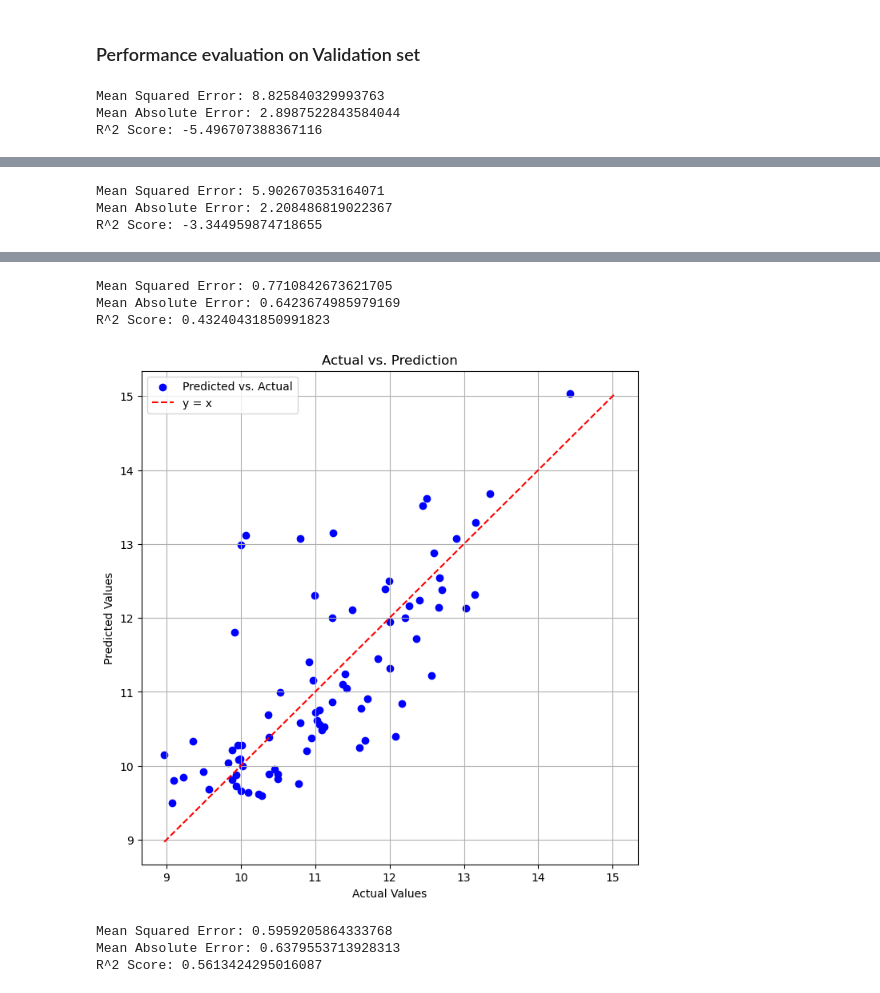
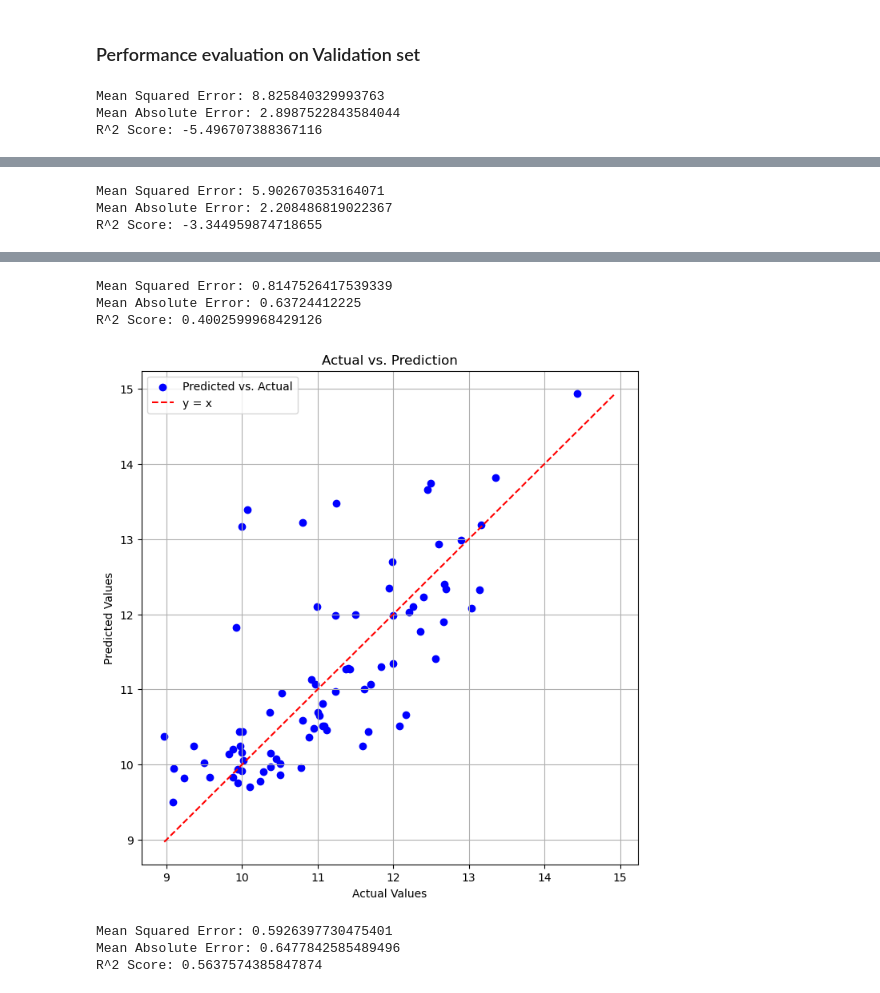
Before and after one commit to SamdGuizani/NIR-Chemometrics-Challenge-2022, a Jupyter notebook: NIR Challenge.ipynb, the cells around one changed output, grey strips where cells are left out. Drawn from its saved outputs; the diff is of its cells as text; code cells hidden in the pictures.

```diff
--- a/NIR Challenge.ipynb
+++ b/NIR Challenge.ipynb
@@ -313,7 +313,7 @@ grid_search_cv = 5
 grid_search_scoring = 'neg_mean_squared_error'
 
 # Initialize the Regressor object
-PLSqu_regressor = Regressor(model=model,
+PLSqua_regressor = Regressor(model=model,
                              X_train=train_X_preprocess,
                              y_train=train_Y,
                              X_test=test_X_preprocess,
@@ -324,9 +324,9 @@ PLSqu_regressor = Regressor(model=model,
                              grid_search_scoring=grid_search_scoring)
 
 # Print the regression model details and evaluation
-print(PLSqu_regressor)
+print(PLSqua_regressor)
 
-plot_actual_vs_prediction(PLSqu_regressor.y_test, PLSqu_regressor.y_test_predicted, title='PLS - Test set - Actual vs. Prediction')
+plot_actual_vs_prediction(PLSqua_regressor.y_test, PLSqua_regressor.y_test_predicted, title='PLS - Test set - Actual vs. Prediction')
 # %% [output]
 Fitted model: PLSRegression(n_components=3)
 
@@ -388,13 +388,13 @@ R² Score: 0.9765855052527883
 model = RandomForestRegressor()
 
 # Define grid search parameters
-do_grid_search = True
+do_grid_search = False
 grid_search_param = [{
-    'n_estimators': [50, 100, 200],
+    'n_estimators': [50, 100],
     'max_features': ['sqrt', 'log2'],
-    'max_depth': [None, 10, 20],
-    'min_samples_split': [2, 5, 10],
-    'min_samples_leaf': [1, 2, 4]}]
+    'max_depth': [10, 20],
+    'min_samples_split': [3, 5, 7],
+    'min_samples_leaf': [1, 2]}]
 grid_search_cv = 5
 grid_search_scoring = 'neg_mean_squared_error'
 
@@ -431,14 +431,14 @@ R² Score: 0.8999865808631256
 model = GradientBoostingRegressor()
 
 # Define grid search parameters
-do_grid_search = True
+do_grid_search = False
 grid_search_param = [{
-    'n_estimators': [50, 100, 200],
-    'learning_rate': [0.01, 0.1, 0.2],
-    'max_depth': [3, 5, 7],
-    'min_samples_split': [2, 5, 10],
-    'min_samples_leaf': [1, 2, 4],
-    'subsample': [0.8, 0.9, 1.0]}]
+    'n_estimators': [30],
+    'learning_rate': [0.1],
+    'max_depth': [5, 7],
+    'min_samples_split': [20, 30, 40],
+    'min_samples_leaf': [4, 8]}]
+    #'subsample': [0.8, 0.9, 1.0]}]
 grid_search_cv = 5
 grid_search_scoring = 'neg_mean_squared_error'
 
@@ -472,35 +472,34 @@ R² Score: 0.9300180570897771
 ### Performance evaluation on Validation set
 # %%
 # Evaluate performance on validation set
-# models = [PLSqu_regressor, SVMach_regressor, RandFo_regressor]
-models = [PLSqu_regressor, SVMach_regressor, RandFo_regressor, GBoost_regressor]
+models = [PLSqua_regressor, SVMach_regressor, RandFo_regressor, GBoost_regressor]
 
 for model_to_eval in models:
 
     validation_Y_prd = model_to_eval.fitted_model.predict(validation_X_preprocess)
 
     mse = mean_squared_error(validation_Y_ref, validation_Y_prd)
     mae = mean_absolute_error(validation_Y_ref, validation_Y_prd)
     r2 = r2_score(validation_Y_ref, validation_Y_prd)
 
     print(f"Mean Squared Error: {mse}")
     print(f"Mean Absolute Error: {mae}")
     print(f"R^2 Score: {r2}")
 
     plot_actual_vs_prediction(validation_Y_ref, validation_Y_prd, title='Actual vs. Prediction')
 # %% [output]
 Mean Squared Error: 8.825840329993763
 Mean Absolute Error: 2.8987522843584044
 R^2 Score: -5.496707388367116
 [figure]
 Mean Squared Error: 5.902670353164071
 Mean Absolute Error: 2.208486819022367
 R^2 Score: -3.344959874718655
 [figure]
-Mean Squared Error: 0.7710842673621705
-Mean Absolute Error: 0.6423674985979169
-R^2 Score: 0.43240431850991823
+Mean Squared Error: 0.8147526417539339
+Mean Absolute Error: 0.63724412225
+R^2 Score: 0.4002599968429126
-[figure, old version]
+[figure, new version]
-Mean Squared Error: 0.5959205864333768
-Mean Absolute Error: 0.6379553713928313
-R^2 Score: 0.5613424295016087
+Mean Squared Error: 0.5926397730475401
+Mean Absolute Error: 0.6477842585489496
+R^2 Score: 0.5637574385847874
```
Also changed, not shown: parts of 14 cells of this notebook.
